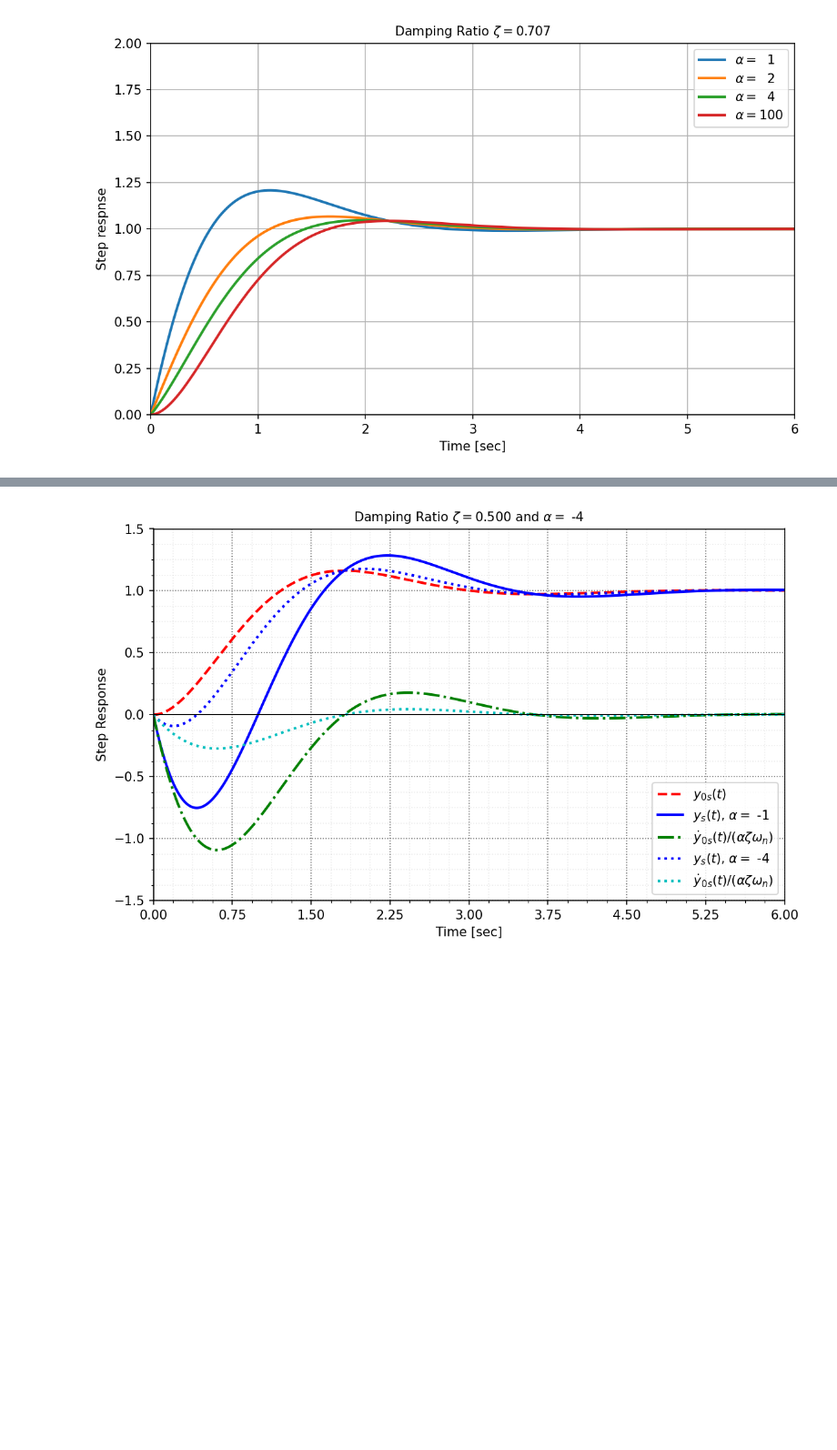
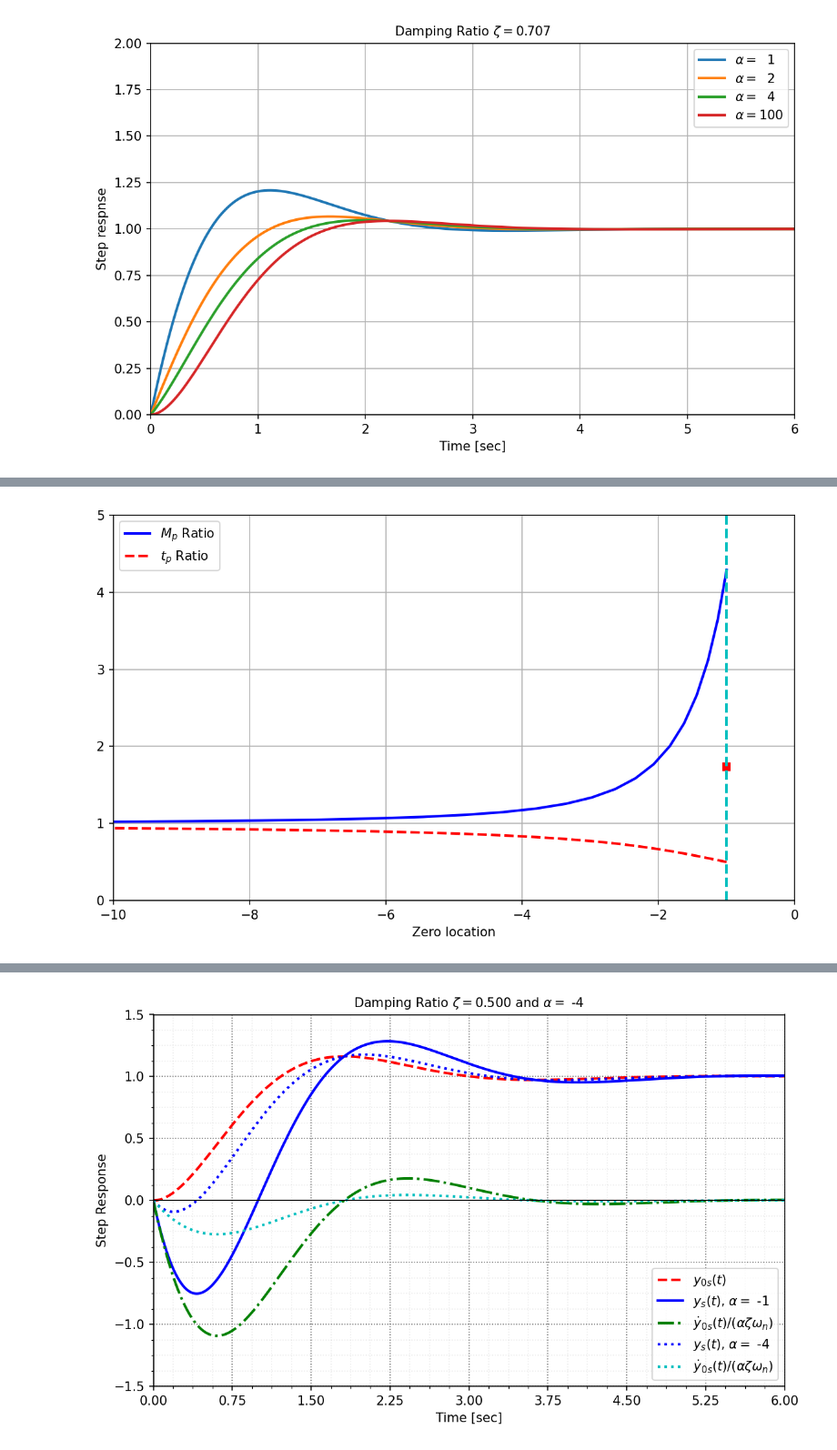
Before and after one commit to mit-acl/16_06_Class, a Jupyter notebook: 16_06_L6_Impact_of_zeros.ipynb, the cells around one changed output, grey strips where cells are left out. Shown at 91% size. Drawn from its saved outputs; the diff is of its cells as text; code cells hidden in the pictures; blank space fills up the shorter version.

```diff
--- a/16_06_L6_Impact_of_zeros.ipynb
+++ b/16_06_L6_Impact_of_zeros.ipynb
@@ -165,3 +165,26 @@ plt.show()
+# %%
+fig, ax = plt.subplots(1,figsize=(8, 5),dpi=150,sharex = True)
+store_Mp =[]
+store_tp =[]
+A = np.logspace(0,1,20)
+for alp in A:
+    z = alp*zeta*wn
+    tp, tp_with_zero, Mp, Mp_with_zero = tp_mp_pred(z)
+    store_Mp = np.append(store_Mp,Mp_with_zero/Mp)
+    store_tp = np.append(store_tp,tp_with_zero/tp)
+
+ax.plot(-A*zeta*wn,store_Mp,'b-',label=r'$M_p$ Ratio')
+ax.plot(-A*zeta*wn,store_tp,'r--',label=r'$t_p$ Ratio')
+ax.plot(-zeta*wn,wn*np.sqrt(1-zeta**2),'rs')
+ax.axvline(x=-zeta*wn,c='c',ls='--')
+ax.set_ylim(0,5)
+ax.set_xlim(-10,0)
+ax.set_xlabel('Zero location')
+ax.legend()
+savefig("./figs/Zeros_Ex_"+str(round(zeta,3))+"_pred2.pdf", dpi=600)
+plt.show()
+# %% [output]
+[figure, added]
 # %%
 # Lecture 4-20
 wn = 2
```
Also changed, not shown: parts of 4 cells of this notebook.
